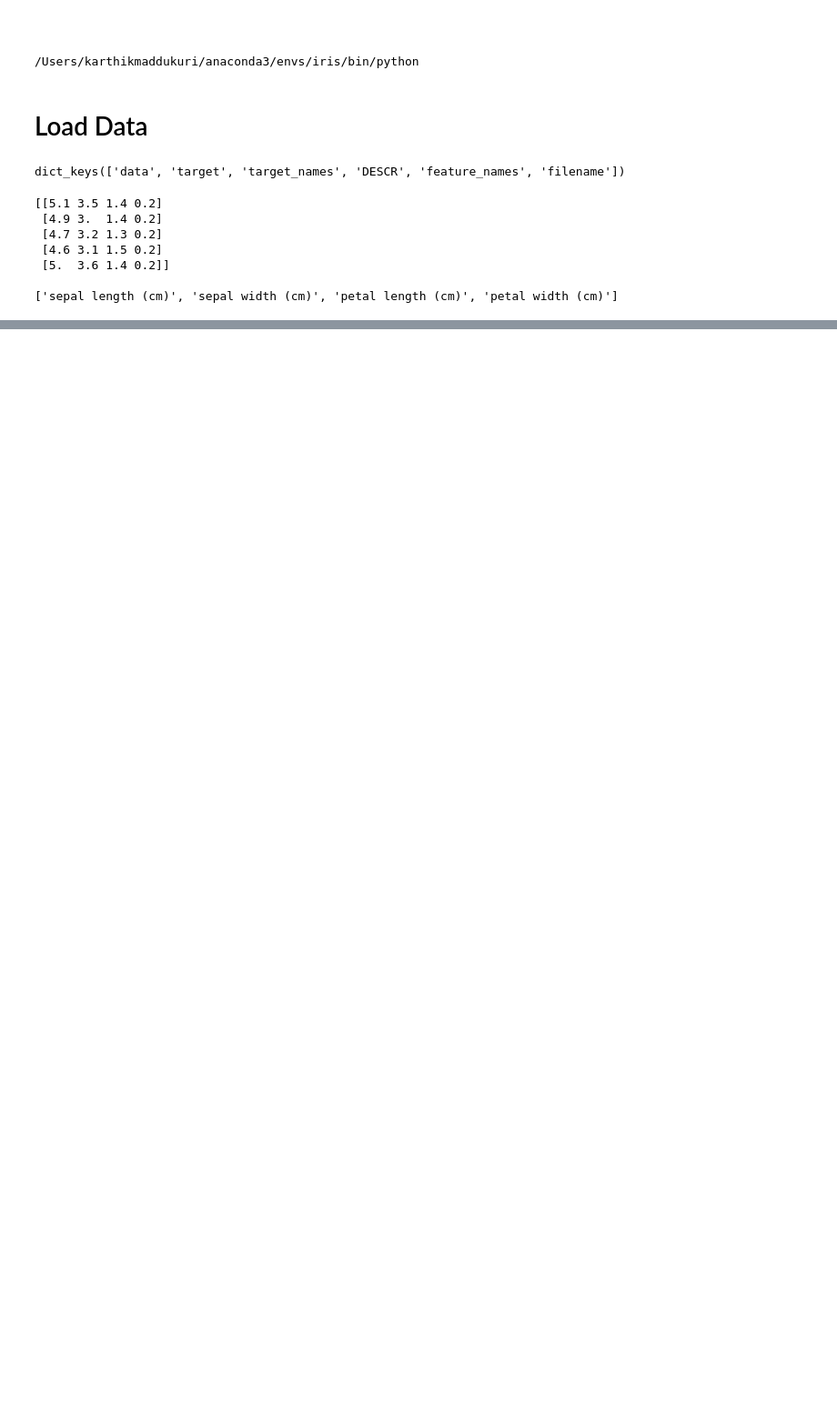
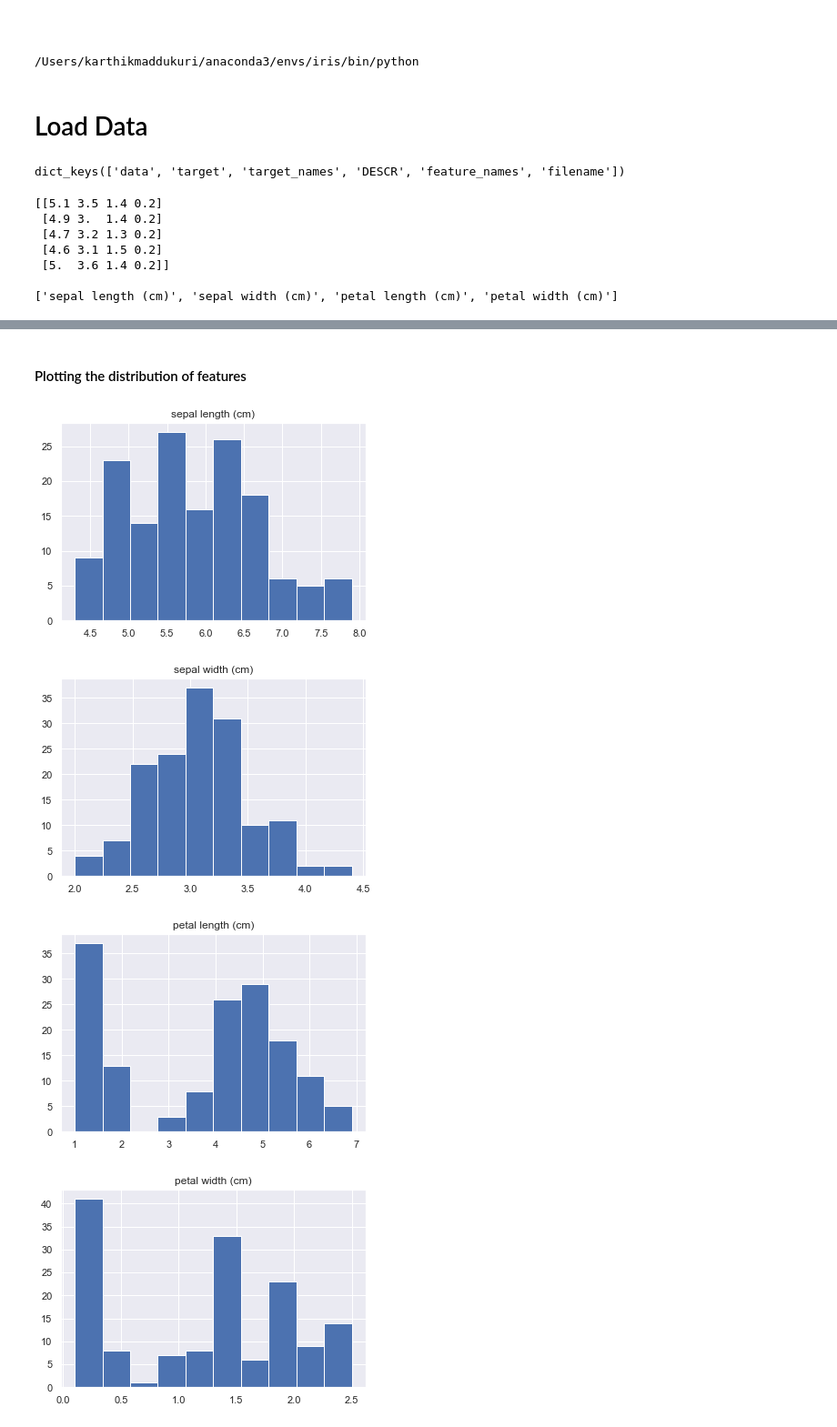
Before and after one commit to karthik-maddukuri/classic-iris-dataset, a Jupyter notebook: notebooks/IRIS.ipynb, the cells around one changed output, grey strips where cells are left out. Shown at 91% size. Drawn from its saved outputs; the diff is of its cells as text; code cells hidden in the pictures; blank space fills up the shorter version.

```diff
--- a/notebooks/IRIS.ipynb
+++ b/notebooks/IRIS.ipynb
@@ -41,0 +45,4 @@ print(data['feature_names'])
+# %%
+df = pd.DataFrame(data['data'], columns=data['feature_names'])
+# %%
+df['target'] = data['target']
@@ -41,0 +76,13 @@ print(data['feature_names'])
+# %% [markdown]
+#### Plotting the distribution of features
+# %%
+columns = df.columns[:4]
+for col in columns:
+    df[col].hist(bins=10)
+    plt.title(col)
+    plt.show()
+# %% [output]
+[figure, added]
+[figure, added]
+[figure, added]
+[figure, added]
```
Also changed, not shown: parts of 9 cells of this notebook.
